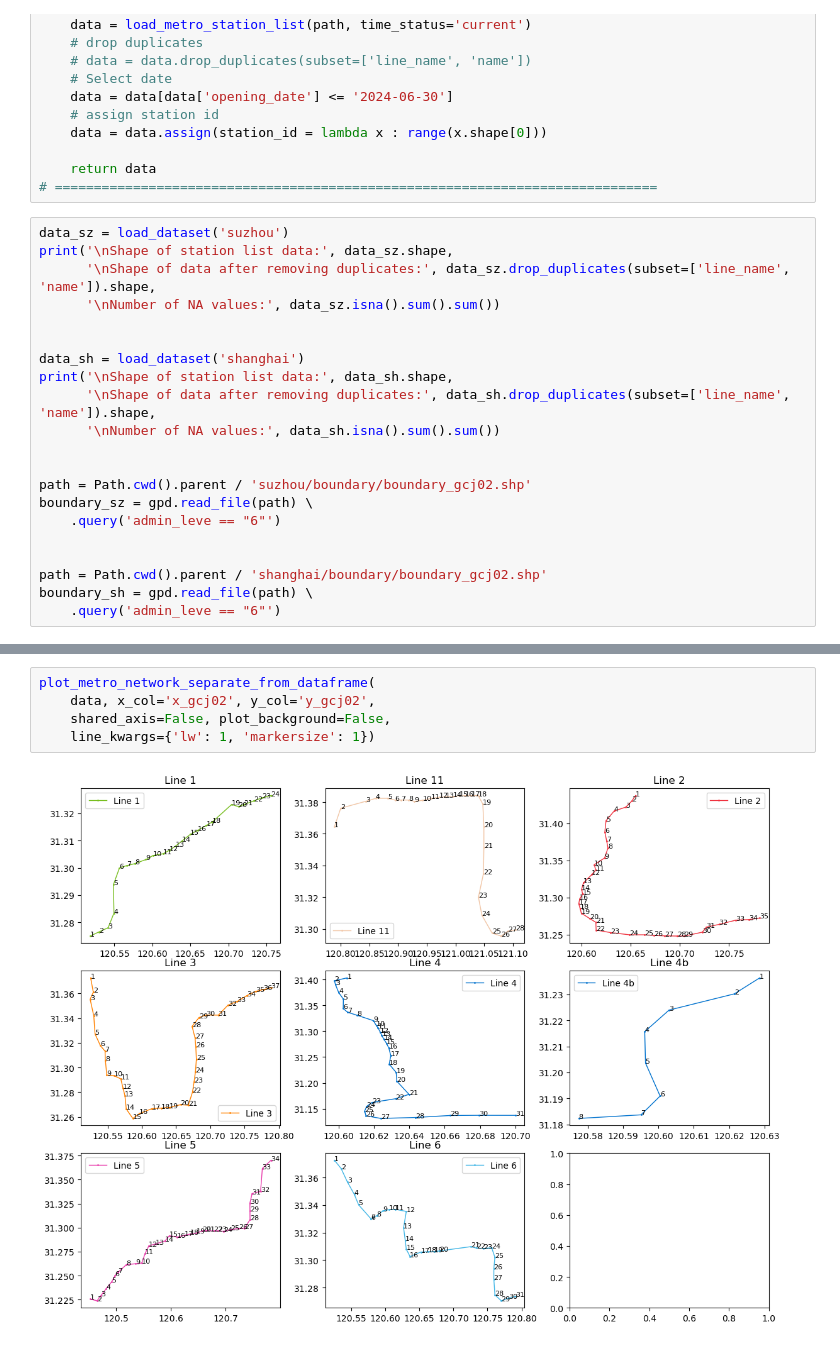
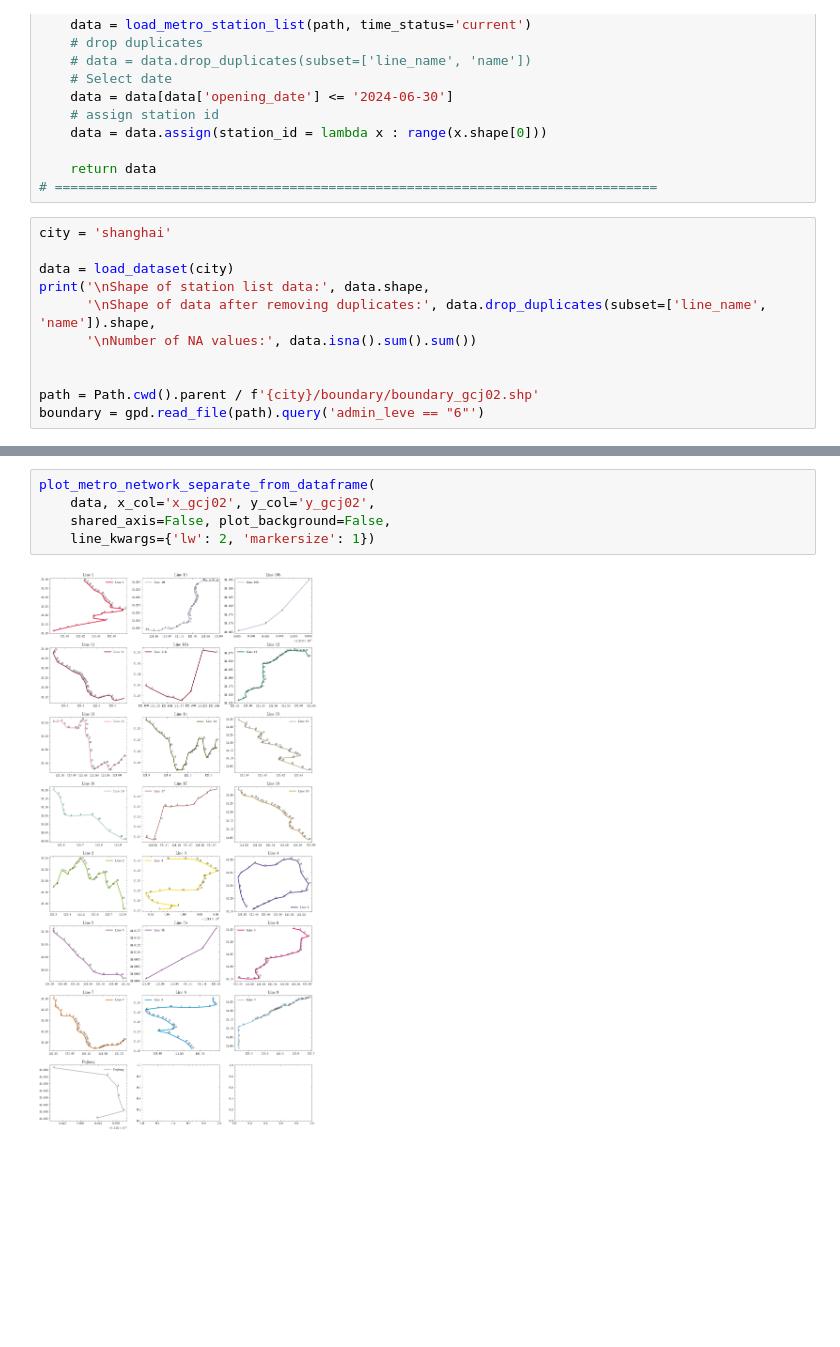
Before and after one commit to veager/VeDa-Public-Transit-Network, a Jupyter notebook: codes/plot_metro_network.ipynb, the cells around one changed output, grey strips where cells are left out. Cells and saved outputs as stored; diff of their text form; blank space fills up the shorter version.

```diff
--- a/codes/plot_metro_network.ipynb
+++ b/codes/plot_metro_network.ipynb
@@ -31,24 +31,14 @@ def load_dataset(city):
     return data
 # =============================================================================
 # %%
-data_sz = load_dataset('suzhou')
-print('\nShape of station list data:', data_sz.shape,
-      '\nShape of data after removing duplicates:', data_sz.drop_duplicates(subset=['line_name', 'name']).shape,
-      '\nNumber of NA values:', data_sz.isna().sum().sum())
+city = 'shanghai'
+
+data = load_dataset(city)
+print('\nShape of station list data:', data.shape,
+      '\nShape of data after removing duplicates:', data.drop_duplicates(subset=['line_name', 'name']).shape,
+      '\nNumber of NA values:', data.isna().sum().sum())
 
 
-data_sh = load_dataset('shanghai')
-print('\nShape of station list data:', data_sh.shape,
-      '\nShape of data after removing duplicates:', data_sh.drop_duplicates(subset=['line_name', 'name']).shape,
-      '\nNumber of NA values:', data_sh.isna().sum().sum())
-
-
-path = Path.cwd().parent / 'suzhou/boundary/boundary_gcj02.shp'
-boundary_sz = gpd.read_file(path) \
-    .query('admin_leve == "6"')
-
-
-path = Path.cwd().parent / 'shanghai/boundary/boundary_gcj02.shp'
-boundary_sh = gpd.read_file(path) \
-    .query('admin_leve == "6"')
+path = Path.cwd().parent / f'{city}/boundary/boundary_gcj02.shp'
+boundary = gpd.read_file(path).query('admin_leve == "6"')
 # %% [output]
@@ -93,7 +69,7 @@ ax.set_aspect('equal', 'box')
 # %%
 plot_metro_network_separate_from_dataframe(
     data, x_col='x_gcj02', y_col='y_gcj02',
     shared_axis=False, plot_background=False,
-    line_kwargs={'lw': 1, 'markersize': 1})
+    line_kwargs={'lw': 2, 'markersize': 1})
 # %% [output]
-[figure, old version]
+[figure, new version]
```
Also changed, not shown: parts of 2 cells of this notebook, 4 other files.
